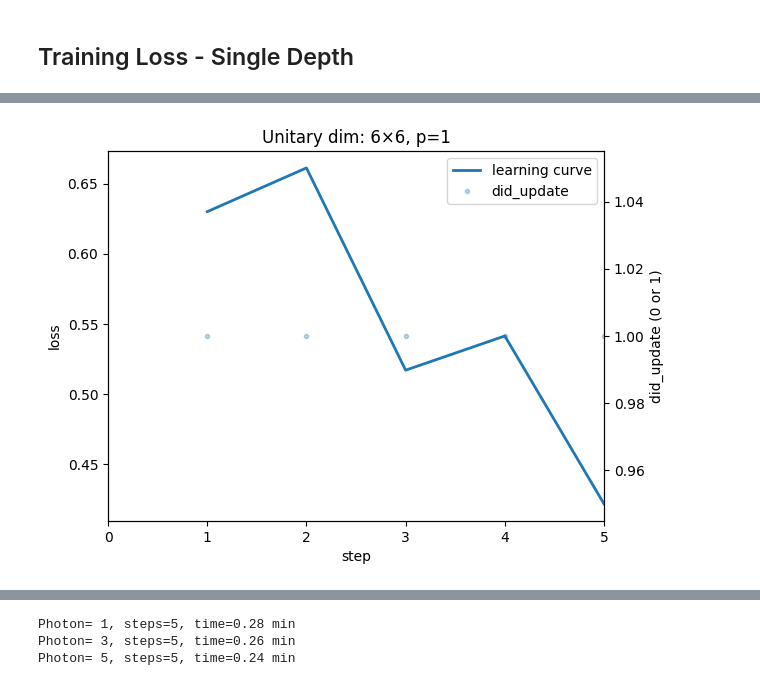
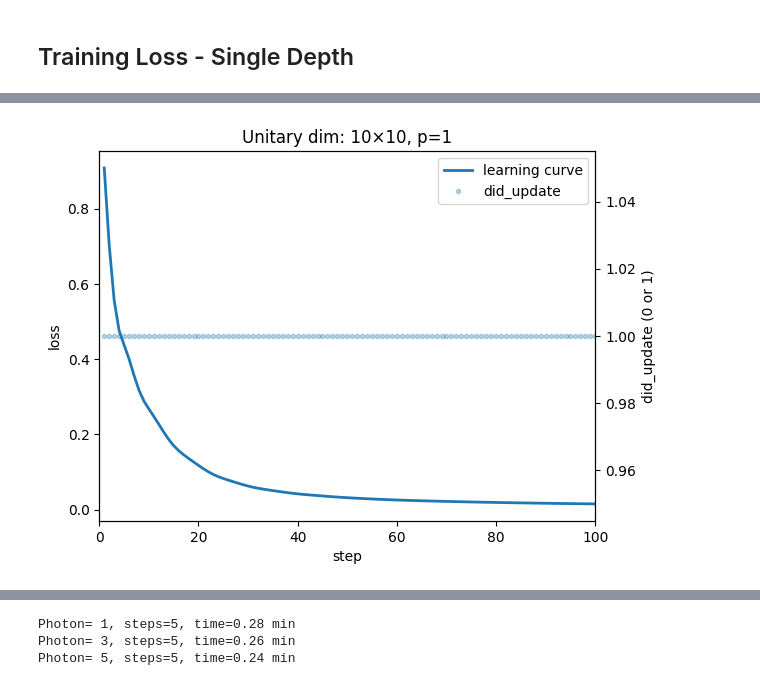
Before and after one commit to 01000111r/photon-net, a Jupyter notebook: main_book.ipynb, the cells around one changed output, grey strips where cells are left out. Drawn from its saved outputs; the diff is of its cells as text; code cells hidden in the pictures.

Commit message:
data-prod-function

```diff
--- a/main_book.ipynb
+++ b/main_book.ipynb
@@ -9,7 +9,7 @@
 from p_pack import globals as g
 
 # The total number of optimization steps to perform during training.
-g.num_steps: int = 30
+g.num_steps: int = 100
 #training rate
 g.training_rate : float =  0.1
 
@@ -23,13 +23,13 @@ g.num_modes_circ: int = 10
 g.depth: int = 10
 
 # The user only needs to modify this FEATURE_SIZE.
-g.num_features = 4
+g.num_features = 5
 
 # probability of sucess for each mode
-g.p_suc_inputs = 0.3
+g.p_suc_inputs = 1
 
 #intended photon input array - 'full' for all modes, 'n' for n modes, for specify list of positions
-g.input_positions= '3' # [1,0,0,0,0,0,0,0,0,0]'full' for all modes, 'n' for n modes, for specify list of positions
+g.input_positions= [0] #'full' for all modes, 'n' for n modes, for specify list of POSITIONS
 
 #Aim for number of photons
 g.aim = 3
@@ -47,7 +47,7 @@ g.discard_condition = '!='
 g.discard_range = None
 
 #switch for the trainable small photon loss scale, 0 - for no scaling, 1 - for scaling
-g.loss_function = 1
+g.loss_function = 0
 
 # Batch processing configuration
 # 'full'  : use entire dataset each update
@@ -70,12 +72,8 @@ from p_pack import pre_p, circ, model, loss, optimiser, train, utils
 # %% [markdown]
 ## Load Data
 # %%
-split_data = g.load_and_split_data(g.num_features)
-train_set, train_labels, test_set, test_labels = split_data
 
-# Rescale training + test features to range [-pi/2, pi/2]
-train_set = pre_p.rescale_data(train_set, min_val = -(g.np.pi)/2, max_val = (g.np.pi/2))
-test_set = pre_p.rescale_data(test_set, min_val = -(g.np.pi)/2, max_val = (g.np.pi/2))
+train_set, train_labels, test_set, test_labels = g.final_load_data(g.num_features)
 # %% [markdown]
 ## Training Loss - Single Depth
 # %%
@@ -142,7 +142,7 @@ Error:
 # %%
-data_folder = "test_data"
-data_name   = "test2.npz"
-globals_name = "globals.npz"
+data_folder = "p-suc-vary-p1-d0"
+data_name   = "p1.npz"
+globals_name = "p1g.npz"
 
 # 1) load outputs
 out = g.np.load(g.os.path.join(data_folder, data_name))
@@ -150,31 +150,31 @@ loss_mem   = out["loss_mem"]
 update_mem = out["update_mem"]
 
 # 2) extract
 steps   = loss_mem[:, 0].astype(int)
 losses  = loss_mem[:, 1].astype(float)
 updates = update_mem.astype(int)
 
 # 3) pull plot params from your globals file (optional)
 gl = g.np.load(g.os.path.join(data_folder, globals_name))
 num_steps     = int(gl["num_steps"])      # if you saved it
 p_suc_inputs  = gl["p_suc_inputs"].item() # same
 
 # 4) plot
 fig, ax1 = g.plt.subplots()
 ax1.plot(steps, losses, linewidth=2, label="learning curve")
 ax1.set(xlim=(0, num_steps), xlabel="step", ylabel="loss")
 
 ax2 = ax1.twinx()
 ax2.plot(steps, updates, "o", alpha=0.3, markersize=3, label="did_update")
 ax2.set_ylabel("did_update (0 or 1)")
 
 # merge legends
 l1, lbls1 = ax1.get_legend_handles_labels()
 l2, lbls2 = ax2.get_legend_handles_labels()
 ax1.legend(l1 + l2, lbls1 + lbls2, loc="upper right")
 
 unitary_shape = out["carry_0"].shape  # carry_0 was your trained_phases
 ax1.set_title(f"Unitary dim: {2*unitary_shape[1]}×{2*unitary_shape[1]}, p={p_suc_inputs}")
 g.plt.show()
 # %% [output]
-[figure, old version]
+[figure, new version]
```
Also changed, not shown: parts of 10 cells of this notebook, 10 other files.
